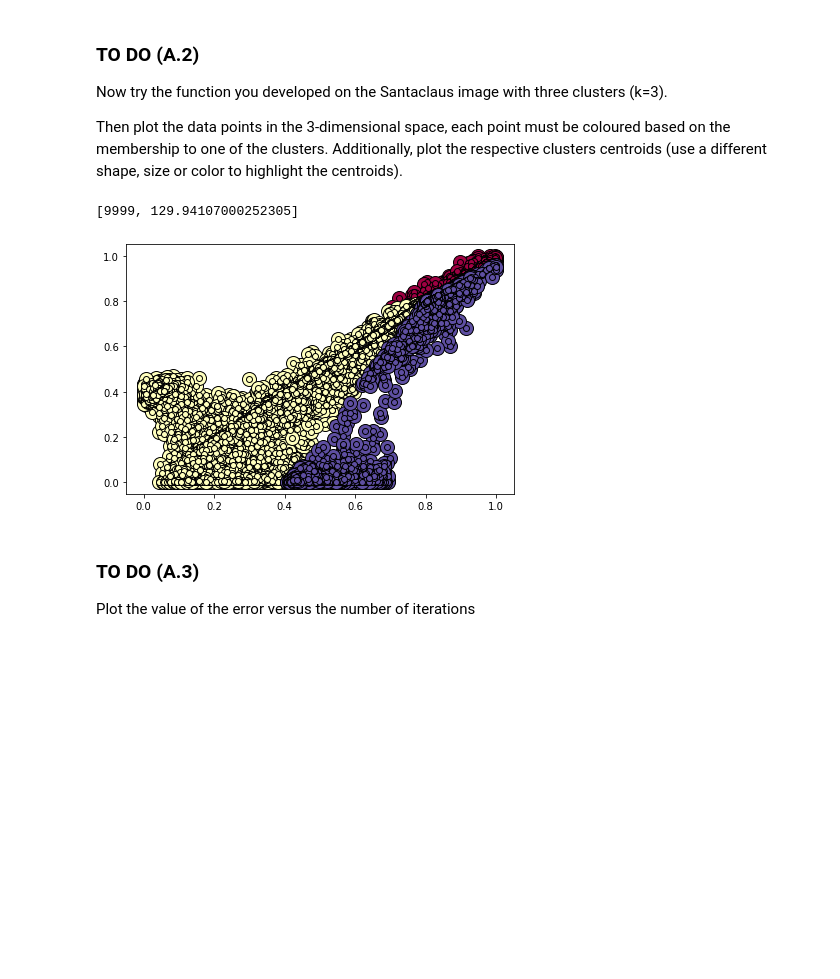
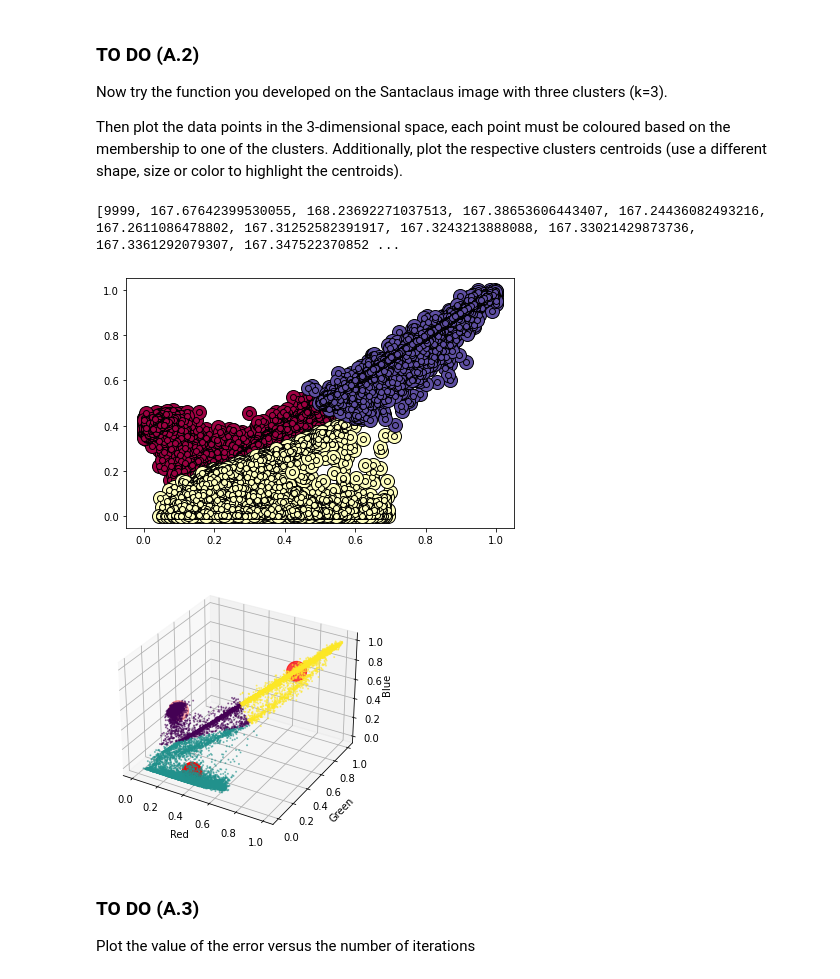
Before and after one commit to T3X3K/machineLearning, a Jupyter notebook: assignment_lab03.ipynb, the cells around one changed output. Drawn from its saved outputs; the diff is of its cells as text; code cells hidden in the pictures; blank space fills up the shorter version.

```diff
--- a/assignment_lab03.ipynb
+++ b/assignment_lab03.ipynb
@@ -255,7 +255,7 @@ def my_kmeans(points: np.ndarray, k: int, max_iters: int = 50) -> tp.Tuple[np.nd
     # use sigma and mean to ensure it represent the whole data
 
     # ADD YOUR CODE HERE
-    centroids = np.array([[np.random.normal(loc=points[:,i].mean(), scale = points[:,i].std())
+    centroids = np.array([[np.random.normal(loc=points[:,i].mean(), scale = points[:,i].std()/4)
                           for i in range(3)] for j in range(k)])
     clusters = np.array([])
 
@@ -283,13 +283,12 @@ def my_kmeans(points: np.ndarray, k: int, max_iters: int = 50) -> tp.Tuple[np.nd
         # Update the error
         # ADD YOUR CODE HERE
         error.append(np.linalg.norm(np.array([data-centroids[cluster] for data in points])))
-        prev_error = error[-1]
+        prev_error = error[-2]
 
         # Update the iteration counter
         iters += 1
 
     return centroids, clusters, error
-centroids, clusters, errors = my_kmeans(santa, k=3)
 # %% [markdown]
 ### TO DO (A.2)
 
@@ -299,18 +298,20 @@ Then plot the data points in the 3-dimensional space, each point must be coloure
 # %%
 # Run your K-means function on the data
 # ADD YOUR CODE HERE
 centroids, clusters, errors = my_kmeans(santa, k=3)
 
 # Print the errors:
 # ADD YOUR CODE HERE
 print(errors)
 
 # Plot the results
 # ADD YOUR CODE HERE
 cluster_plot(clusters, santa)
+scatter_plot(santa, clusters, centroids)
 # %% [output]
-[9999, 129.94107000252305]
+[9999, 167.67642399530055, 168.23692271037513, 167.38653606443407, 167.24436082493216, 167.2611086478802, 167.31252582391917, 167.3243213888088, 167.33021429873736, 167.3361292079307, 167.347522370852 ...
-[figure, old version]
+[figure, new version]
+[figure, added]
 # %% [markdown]
 ### TO DO (A.3)
 Plot the value of the error versus the number of iterations
```
Also changed, not shown: parts of 16 cells of this notebook.
